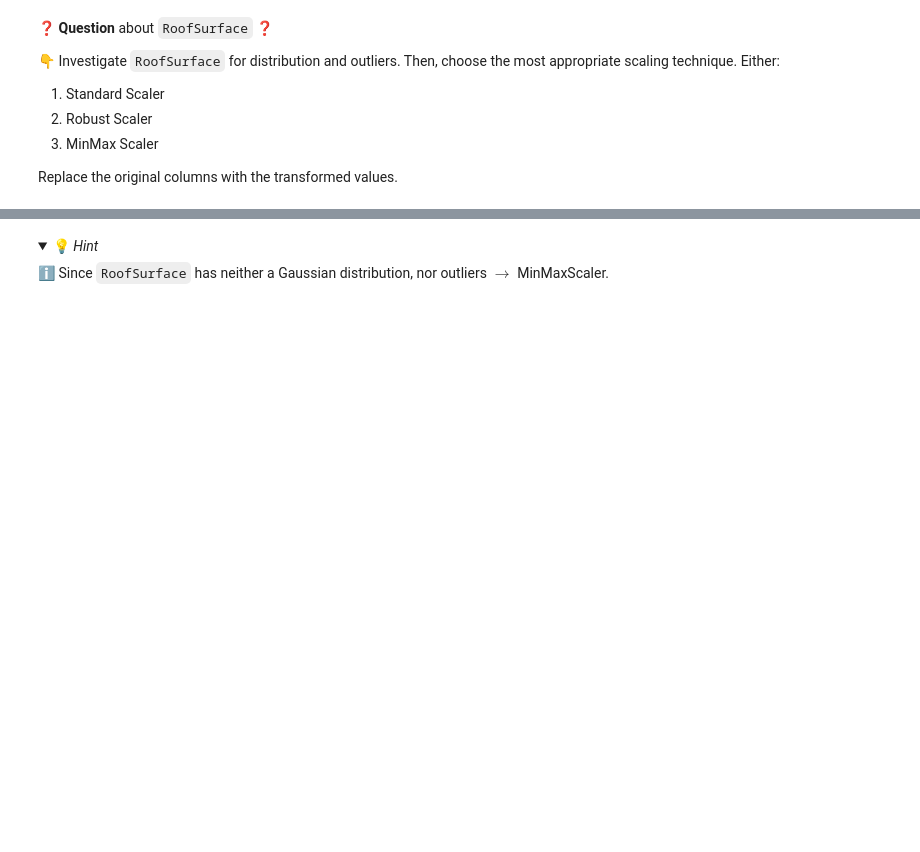
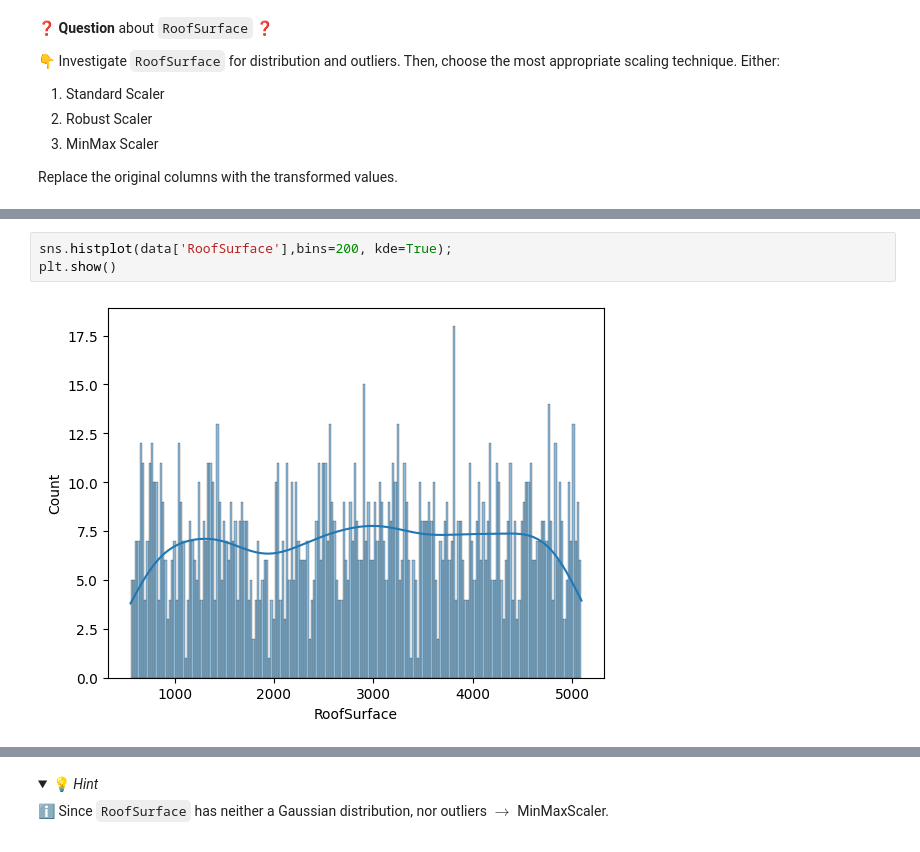
Before and after one commit to ParissaPeimaniyfard/data-preprocessing-workflow, a Jupyter notebook: Preprocessing-Workflow.ipynb, the cells around one changed output, grey strips where cells are left out. Drawn from its saved outputs; the diff is of its cells as text; folded sections open; blank space fills up the shorter version.

```diff
--- a/Preprocessing-Workflow.ipynb
+++ b/Preprocessing-Workflow.ipynb
@@ -304,0 +352,5 @@ Replace the original columns with the transformed values.
+# %%
+sns.histplot(data['RoofSurface'],bins=200, kde=True);
+plt.show()
+# %% [output]
+[figure, added]
```
Also changed, not shown: parts of 45 cells of this notebook, 3 other files.
